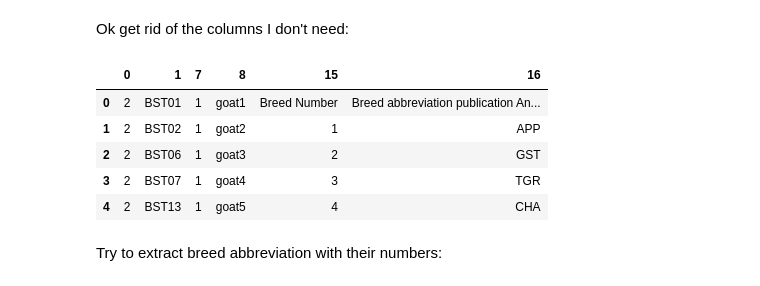
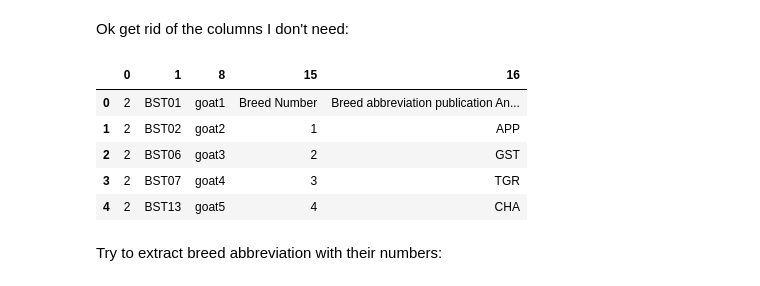
Before and after one commit to cnr-ibba/SMARTER-database, a Jupyter notebook: notebooks/exploratory/0.23.0-bunop-burren_goats.ipynb, the cells around one changed output. Cells and saved outputs as stored; diff of their text form; code cells hidden in the pictures.

Commit message:
:sparkles: import burren goat dataset

```diff
--- a/notebooks/exploratory/0.23.0-bunop-burren_goats.ipynb
+++ b/notebooks/exploratory/0.23.0-bunop-burren_goats.ipynb
@@ -145,15 +148,15 @@ metadata.head()
 # %% [markdown]
 Ok get rid of the columns I don't need:
 # %%
-metadata.drop([2, 3, 4, 5, 6, 9, 10, 11, 12, 13, 14], axis=1, inplace=True)
+metadata.drop([2, 3, 4, 5, 6, 7, 9, 10, 11, 12, 13, 14], axis=1, inplace=True)
 metadata.head()
 # %% [output]
-|  | 0 | 1 | 7 | 8 | 15 | 16 |
-| 0 | 2 | BST01 | 1 | goat1 | Breed Number | Breed abbreviation publication An... |
-| 1 | 2 | BST02 | 1 | goat2 | 1 | APP |
-| 2 | 2 | BST06 | 1 | goat3 | 2 | GST |
-| 3 | 2 | BST07 | 1 | goat4 | 3 | TGR |
-| 4 | 2 | BST13 | 1 | goat5 | 4 | CHA |
+|  | 0 | 1 | 8 | 15 | 16 |
+| 0 | 2 | BST01 | goat1 | Breed Number | Breed abbreviation publication An... |
+| 1 | 2 | BST02 | goat2 | 1 | APP |
+| 2 | 2 | BST06 | goat3 | 2 | GST |
+| 3 | 2 | BST07 | goat4 | 3 | TGR |
+| 4 | 2 | BST13 | goat5 | 4 | CHA |
 # %% [markdown]
 Try to extract breed abbreviation with their numbers:
 # %%
```
Also changed, not shown: parts of 16 cells of this notebook, 3 other files.
